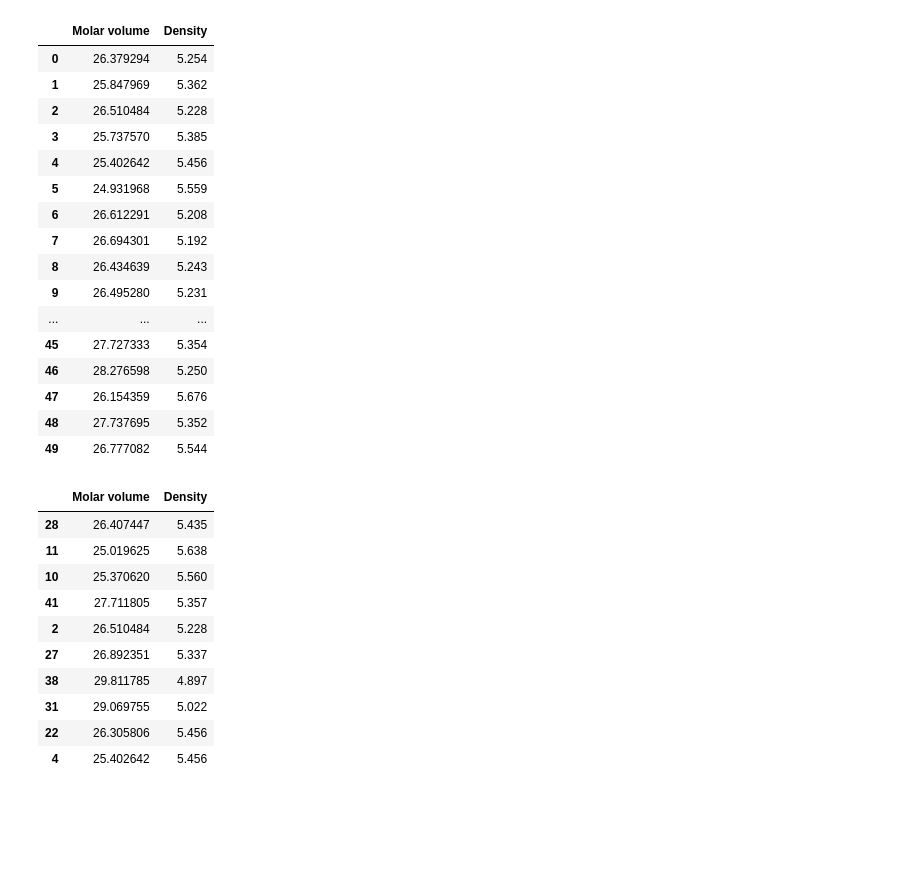
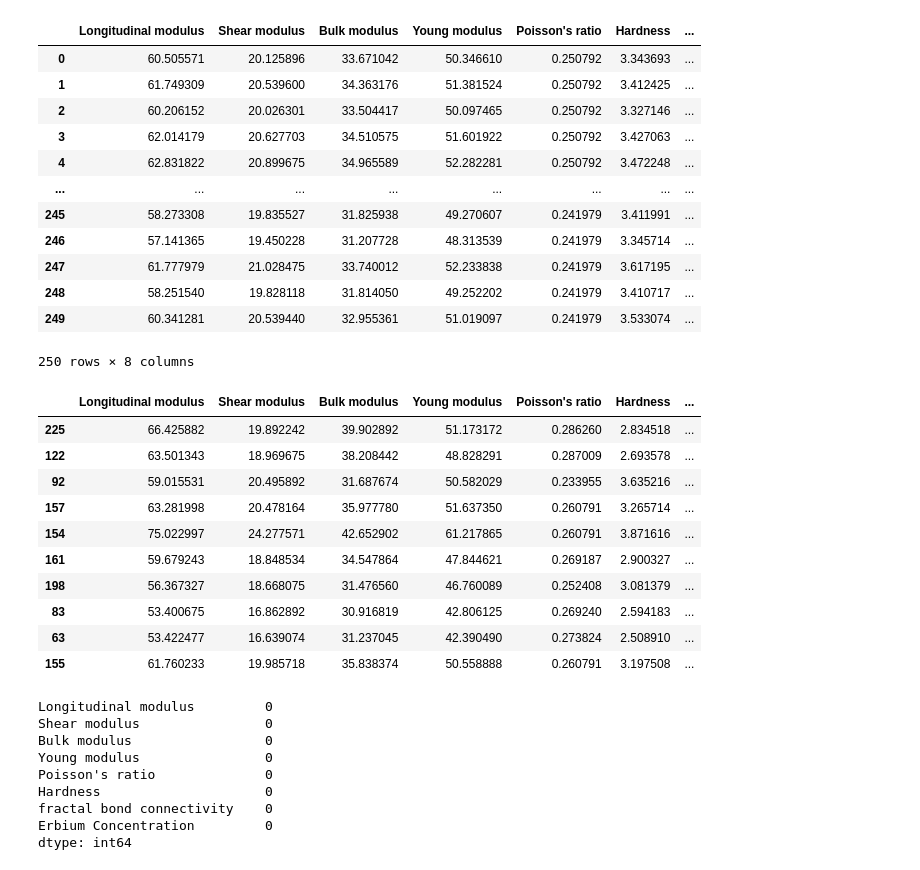
Before and after one commit to ee2110/Machine_Learning_with_TensorFlow, a Jupyter notebook: Glass-Compound-Analysis/DNN_tf2_Erbium_concentration_prediction.ipynb, the cells around one changed output. Saved outputs shown, nothing was run; the diff lists cells and outputs as text; code cells hidden in the pictures; blank space fills up the shorter version.

```diff
--- a/Glass-Compound-Analysis/DNN_tf2_Erbium_concentration_prediction.ipynb
+++ b/Glass-Compound-Analysis/DNN_tf2_Erbium_concentration_prediction.ipynb
@@ -12,38 +16,46 @@ from tensorflow.keras.layers.experimental import preprocessing
 # %%
-data = pd.read_csv('Molecular-data.csv')
+data = pd.read_csv('Structured_features.csv')
 data
 # %% [output]
-|  | Molar volume | Density |
-| 0 | 26.379294 | 5.254 |
-| 1 | 25.847969 | 5.362 |
-| 2 | 26.510484 | 5.228 |
-| 3 | 25.737570 | 5.385 |
-| 4 | 25.402642 | 5.456 |
-| 5 | 24.931968 | 5.559 |
-| 6 | 26.612291 | 5.208 |
-| 7 | 26.694301 | 5.192 |
-| 8 | 26.434639 | 5.243 |
-| 9 | 26.495280 | 5.231 |
-| ... | ... | ... |
-| 45 | 27.727333 | 5.354 |
-| 46 | 28.276598 | 5.250 |
-| 47 | 26.154359 | 5.676 |
-| 48 | 27.737695 | 5.352 |
-| 49 | 26.777082 | 5.544 |
+|  | Longitudinal modulus | Shear modulus | Bulk modulus | Young modulus | Poisson's ratio | Hardness | ... |
+| 0 | 60.505571 | 20.125896 | 33.671042 | 50.346610 | 0.250792 | 3.343693 | ... |
+| 1 | 61.749309 | 20.539600 | 34.363176 | 51.381524 | 0.250792 | 3.412425 | ... |
+| 2 | 60.206152 | 20.026301 | 33.504417 | 50.097465 | 0.250792 | 3.327146 | ... |
+| 3 | 62.014179 | 20.627703 | 34.510575 | 51.601922 | 0.250792 | 3.427063 | ... |
+| 4 | 62.831822 | 20.899675 | 34.965589 | 52.282281 | 0.250792 | 3.472248 | ... |
+| ... | ... | ... | ... | ... | ... | ... | ... |
+| 245 | 58.273308 | 19.835527 | 31.825938 | 49.270607 | 0.241979 | 3.411991 | ... |
+| 246 | 57.141365 | 19.450228 | 31.207728 | 48.313539 | 0.241979 | 3.345714 | ... |
+| 247 | 61.777979 | 21.028475 | 33.740012 | 52.233838 | 0.241979 | 3.617195 | ... |
+| 248 | 58.251540 | 19.828118 | 31.814050 | 49.252202 | 0.241979 | 3.410717 | ... |
+| 249 | 60.341281 | 20.539440 | 32.955361 | 51.019097 | 0.241979 | 3.533074 | ... |
+250 rows × 8 columns
 # %%
 train_dataset = data.sample(frac=0.8, random_state=0)
 test_dataset = data.drop(train_dataset.index)
 # %%
 train_dataset[:10]
 # %% [output]
-|  | Molar volume | Density |
-| 28 | 26.407447 | 5.435 |
-| 11 | 25.019625 | 5.638 |
-| 10 | 25.370620 | 5.560 |
-| 41 | 27.711805 | 5.357 |
-| 2 | 26.510484 | 5.228 |
-| 27 | 26.892351 | 5.337 |
-| 38 | 29.811785 | 4.897 |
-| 31 | 29.069755 | 5.022 |
-| 22 | 26.305806 | 5.456 |
-| 4 | 25.402642 | 5.456 |
+|  | Longitudinal modulus | Shear modulus | Bulk modulus | Young modulus | Poisson's ratio | Hardness | ... |
+| 225 | 66.425882 | 19.892242 | 39.902892 | 51.173172 | 0.286260 | 2.834518 | ... |
+| 122 | 63.501343 | 18.969675 | 38.208442 | 48.828291 | 0.287009 | 2.693578 | ... |
+| 92 | 59.015531 | 20.495892 | 31.687674 | 50.582029 | 0.233955 | 3.635216 | ... |
+| 157 | 63.281998 | 20.478164 | 35.977780 | 51.637350 | 0.260791 | 3.265714 | ... |
+| 154 | 75.022997 | 24.277571 | 42.652902 | 61.217865 | 0.260791 | 3.871616 | ... |
+| 161 | 59.679243 | 18.848534 | 34.547864 | 47.844621 | 0.269187 | 2.900327 | ... |
+| 198 | 56.367327 | 18.668075 | 31.476560 | 46.760089 | 0.252408 | 3.081379 | ... |
+| 83 | 53.400675 | 16.862892 | 30.916819 | 42.806125 | 0.269240 | 2.594183 | ... |
+| 63 | 53.422477 | 16.639074 | 31.237045 | 42.390490 | 0.273824 | 2.508910 | ... |
+| 155 | 61.760233 | 19.985718 | 35.838374 | 50.558888 | 0.260791 | 3.197508 | ... |
+# %%
+data.isna().sum()
+# %% [output]
+Longitudinal modulus         0
+Shear modulus                0
+Bulk modulus                 0
+Young modulus                0
+Poisson's ratio              0
+Hardness                     0
+fractal bond connectivity    0
+Erbium Concentration         0
+dtype: int64
```
Also changed, not shown: parts of 23 cells of this notebook, 1 other file.
